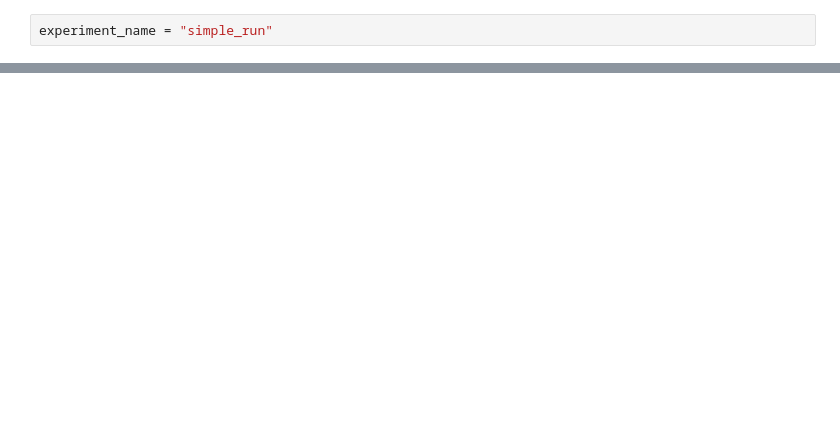
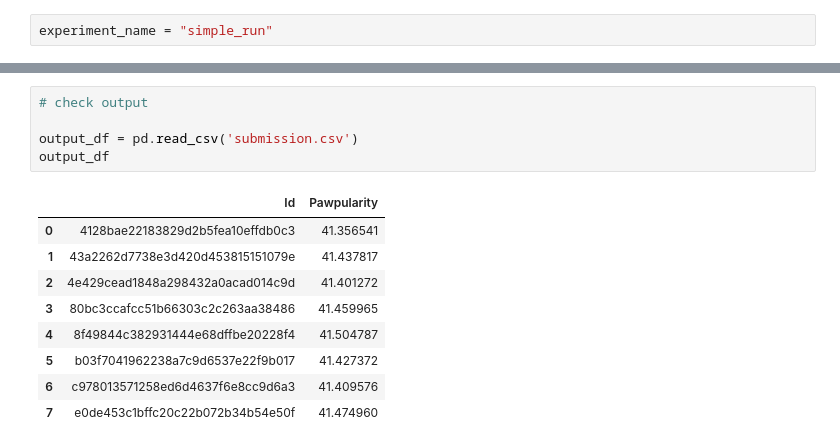
Before and after one commit to genglinliu/Pawpularity, a Jupyter notebook: src/contest_notebook.ipynb, the cells around one changed output, grey strips where cells are left out. Drawn from its saved outputs; the diff is of its cells as text; blank space fills up the shorter version.

```diff
--- a/src/contest_notebook.ipynb
+++ b/src/contest_notebook.ipynb
@@ -241,0 +332,15 @@ train(train_loader, model, criterion, optimizer, num_epochs)
+# %%
+# check output
+
+output_df = pd.read_csv('submission.csv')
+output_df
+# %% [output]
+|  | Id | Pawpularity |
+| 0 | 4128bae22183829d2b5fea10effdb0c3 | 41.356541 |
+| 1 | 43a2262d7738e3d420d453815151079e | 41.437817 |
+| 2 | 4e429cead1848a298432a0acad014c9d | 41.401272 |
+| 3 | 80bc3ccafcc51b66303c2c263aa38486 | 41.459965 |
+| 4 | 8f49844c382931444e68dffbe20228f4 | 41.504787 |
+| 5 | b03f7041962238a7c9d6537e22f9b017 | 41.427372 |
+| 6 | c978013571258ed6d4637f6e8cc9d6a3 | 41.409576 |
+| 7 | e0de453c1bffc20c22b072b34b54e50f | 41.474960 |
```
Also changed, not shown: parts of 15 cells of this notebook, 2 other files.
